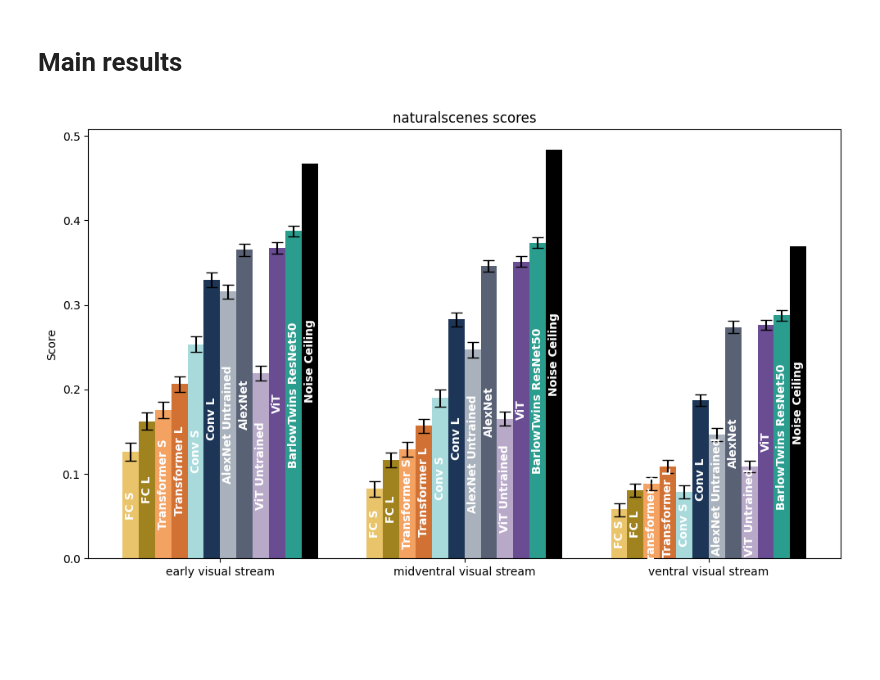
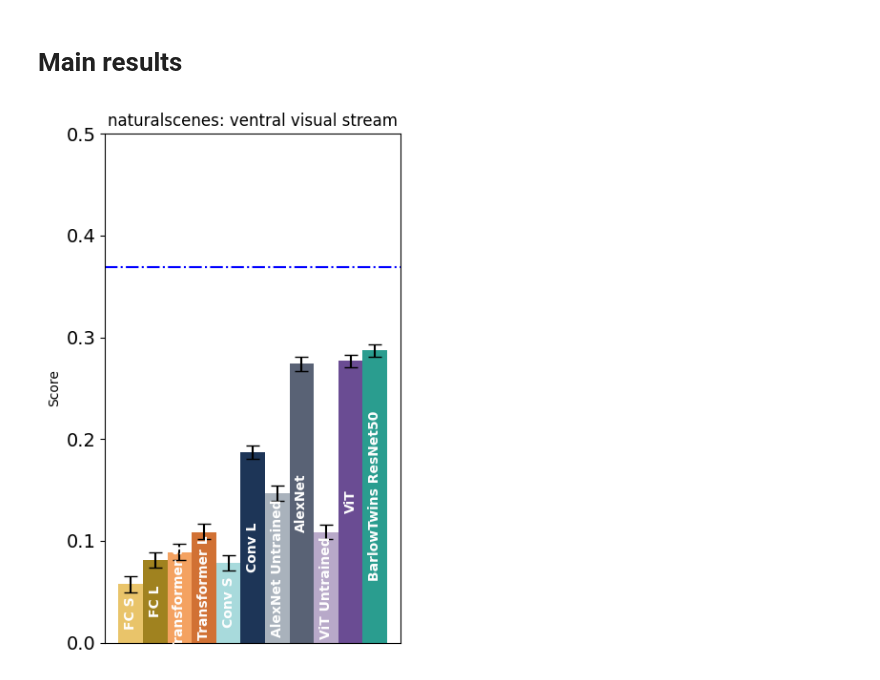
Before and after one commit to akazemian/untrained_models_of_visual_cortex, a Jupyter notebook: notebooks/figure_S3.ipynb, the cells around one changed output. Cells and saved outputs as stored; diff of their text form; code cells hidden in the pictures; blank space fills up the shorter version.

```diff
--- a/notebooks/figure_S3.ipynb
+++ b/notebooks/figure_S3.ipynb
@@ -28,7 +29,13 @@ def load_and_prepare_data(model_name, multiplier, dataset, region):
 # Main results
 # %%
 DATASET = 'naturalscenes' # one of ['majajhong', 'naturalscenes']
-regions = ['early visual stream', 'midventral visual stream','ventral visual stream']
+region = 'ventral visual stream'
+
+
+# DATASET = 'majajhong' # one of ['majajhong', 'naturalscenes']
+# region = 'IT'
+
+# ['early visual stream', 'midventral visual stream','ventral visual stream']
 # for majajhong: [V4,IT], for naturalscenes: [early visual stream, midventral visual stream, ventral visual stream]
 # %%
 # DATASET = 'majajhong'#, 'naturalscenes']
@@ -64,10 +71,10 @@ for region in regions:
 # %%
-# noise ceiling results
-for region in regions:
-    # alexnet data
-    file_path = os.path.join(RESULTS, f'nc-results-{DATASET}-{region}.csv')
-    df_nc = pd.read_csv(file_path)
-    df = pd.concat([df, df_nc], ignore_index=True)
+# # noise ceiling results
+# for region in regions:
+#     # alexnet data
+#     file_path = os.path.join(RESULTS, f'nc-results-{DATASET}-{region}.csv')
+#     df_nc = pd.read_csv(file_path)
+#     df = pd.concat([df, df_nc], ignore_index=True)
 # %%
 names ={'fully_connected':'FC',
         'expansion':'Conv',
@@ -114,7 +121,7 @@ import pandas as pd
 
 # Unique regions (groups) and models (bars within each group).
 models = df['name'].unique()
-n_regions = len(regions)
+n_regions = 1 #len(regions)
 n_models = len(models)
 
 # Width for each group and each bar within a group.
@@ -124,58 +131,67 @@ bar_width = group_width / n_models
 # x positions for each group.
 x = np.arange(n_regions)
 
-fig, ax = plt.subplots(figsize=(10, 6))
+if DATASET == 'majajhong':
+    fig, ax = plt.subplots(figsize=(5, 6))
+else:
+    fig, ax = plt.subplots(figsize=(4, 6))
 
 # Loop over each model to plot its bars.
 for i, model in enumerate(models):
     scores = []
     lower_errors = []
     upper_errors = []
     colors = []
-    for region in regions:
-        row = df[(df['region'] == region) & (df['name'] == model)]
-        if not row.empty:
-            score = row['score'].values[0]
-            # Compute error bars as differences.
-            lower_err = score - row['lower'].values[0]
-            upper_err = row['upper'].values[0] - score
-            col = row['color'].values[0]
-        else:
-            score = np.nan
-            lower_err = 0
-            upper_err = 0
-            col = 'grey'
-        scores.append(score)
-        lower_errors.append(lower_err)
-        upper_errors.append(upper_err)
-        colors.append(col)
+    # for region in regions:
+    row = df[(df['region'] == region) & (df['name'] == model)]
+    if not row.empty:
+        score = row['score'].values[0]
+        # Compute error bars as differences.
+        lower_err = score - row['lower'].values[0]
+        upper_err = row['upper'].values[0] - score
+        col = row['color'].values[0]
+    else:
+        score = np.nan
+        lower_err = 0
+        upper_err = 0
+        col = 'grey'
+    scores.append(score)
+    lower_errors.append(lower_err)
+    upper_errors.append(upper_err)
+    colors.append(col)
 
     # Determine positions for the current model's bars.
     pos = x - group_width/2 + bar_width/2 + i * bar_width
 
     # Stack error values for plotting.
     yerr = np.vstack([lower_errors, upper_errors])
 
     # Plot the bars with error bars.
     bars = ax.bar(pos, scores, width=bar_width, color=colors, yerr=yerr, capsize=5, label=model)
 
     # Annotate each bar with the model name in vertical, bold, white text.
     # We'll place the text at half the bar height.
     for p, s in zip(pos, scores):
         if not np.isnan(s):
             ax.text(p, s / 2, model, ha='center', va='center',
                     color='white', rotation=90, fontweight='bold', fontsize=10)
 
+# noise ceiling results
+file_path = os.path.join(RESULTS, f'nc-results-{DATASET}-{region}.csv')
+df_nc = pd.read_csv(file_path)
+plt.axhline(y=df_nc['score'][0], color='blue', linestyle='dashdot', label='Noise Ceiling')
+
+plt.yticks(fontsize=14)   # increase y-tick label font size
 # Set x-axis ticks and labels.
-ax.set_xticks(x)
-ax.set_xticklabels(regions)
-# ax.set_xlabel("Region")
+plt.xticks([])# ax.set_xlabel("Region")
 ax.set_ylabel("Score")
-ax.set_title(f"{DATASET} scores")
+ax.set_title(f"{DATASET}: {region}")
+plt.ylim(0,y_lim[DATASET])
+
 # ax.legend(title="Model")
-plt.savefig(os.path.join(FIGURES, f'figure_S3_{DATASET}_{region}.png'), dpi=200)
+plt.savefig(os.path.join(FIGURES, f'figure_S3_{DATASET}_{region}.png'), dpi=300)
 
 plt.tight_layout()
 plt.show()
 # %% [output]
-[figure, old version]
+[figure, new version]
```
Also changed, not shown: parts of 5 cells of this notebook, 5 other files.
